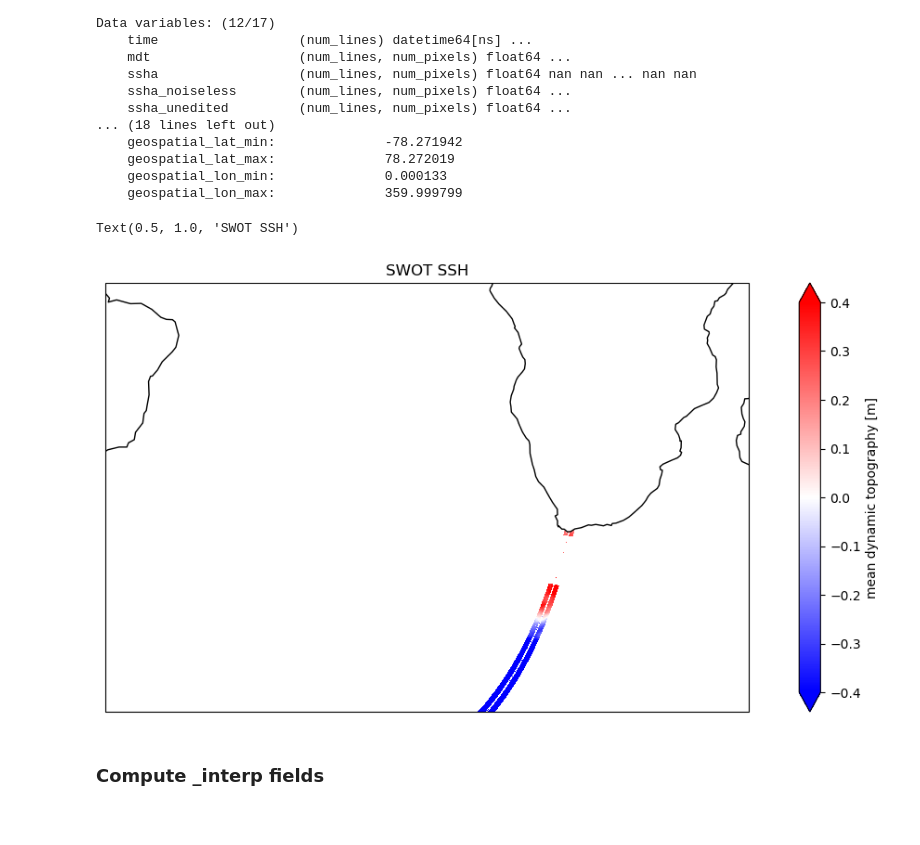
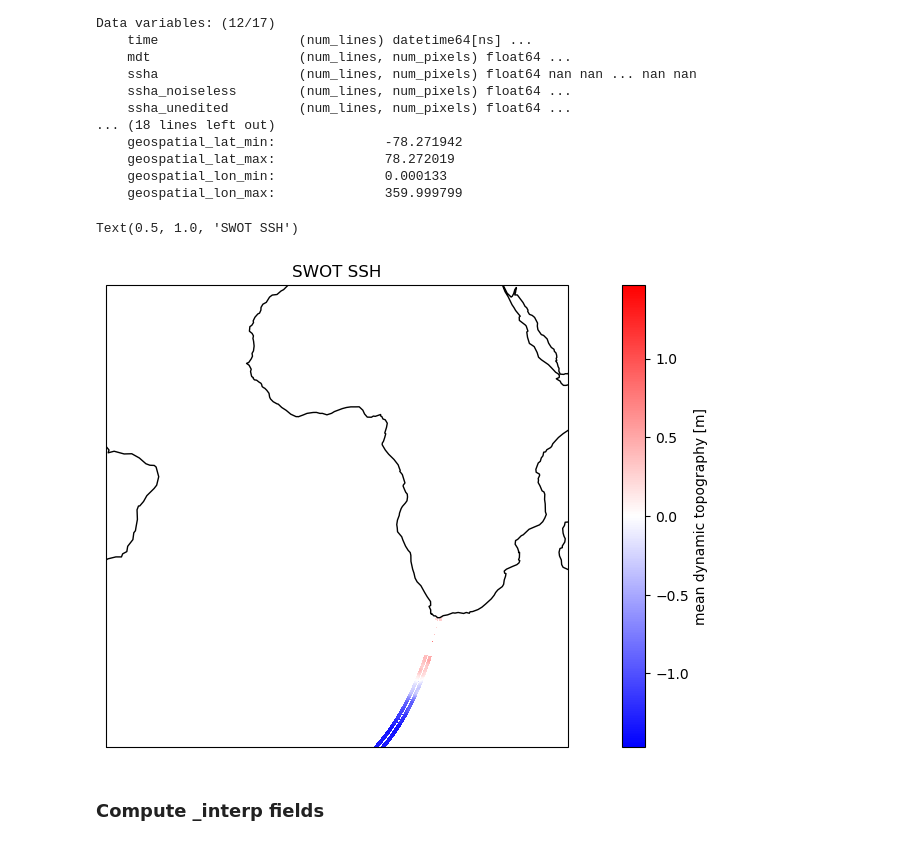
Before and after one commit to shoshanareich/jupyter_notebooks, a Jupyter notebook: swot/swot_to_obsfit.ipynb, the cells around one changed output. Saved outputs shown, nothing was run; the diff lists cells and outputs as text; code cells hidden in the pictures.

```diff
--- a/swot/swot_to_obsfit.ipynb
+++ b/swot/swot_to_obsfit.ipynb
@@ -148,22 +154,22 @@ Data variables: (12/17)
 # %%
 import cartopy
 import cartopy.crs as ccrs
 cartopy.config['data_dir']='/home3/sreich/.local/share/cartopy'
 cartopy.config['pre_existing_data_dir']='/home3/sreich/.local/share/cartopy'
 
 plt.figure(figsize=(14, 6))
 ax = plt.axes(projection=ccrs.PlateCarree())
 ax.set_global()
 ds_swot.ssh.plot.pcolormesh(
-    ax=ax, transform=ccrs.PlateCarree(), x="longitude", y="latitude", cmap='bwr',add_colorbar=True, vmin = -0.4, vmax = 0.4
+    ax=ax, transform=ccrs.PlateCarree(), x="longitude", y="latitude", cmap='bwr',add_colorbar=True
 )
 ax.coastlines()
-ax.set_ylim([-60, 0])
+ax.set_ylim([-60, 30])
 ax.set_xlim([-45,45])
 plt.title('SWOT SSH')
 # %% [output]
 Text(0.5, 1.0, 'SWOT SSH')
-[figure, old version]
+[figure, new version]
 # %% [markdown]
 ### Compute _interp fields
 # %% [markdown]
```
Also changed, not shown: parts of 2 cells of this notebook, 5 other files.
